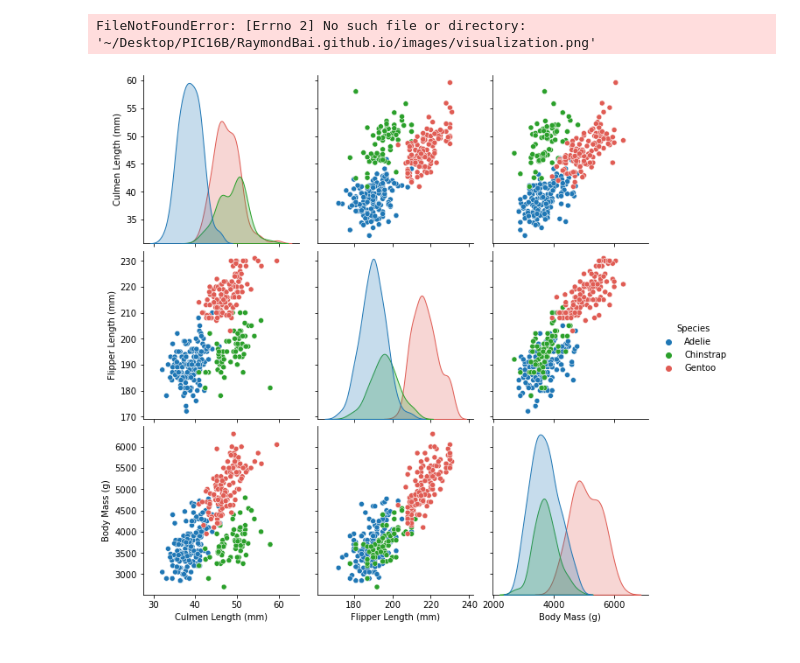
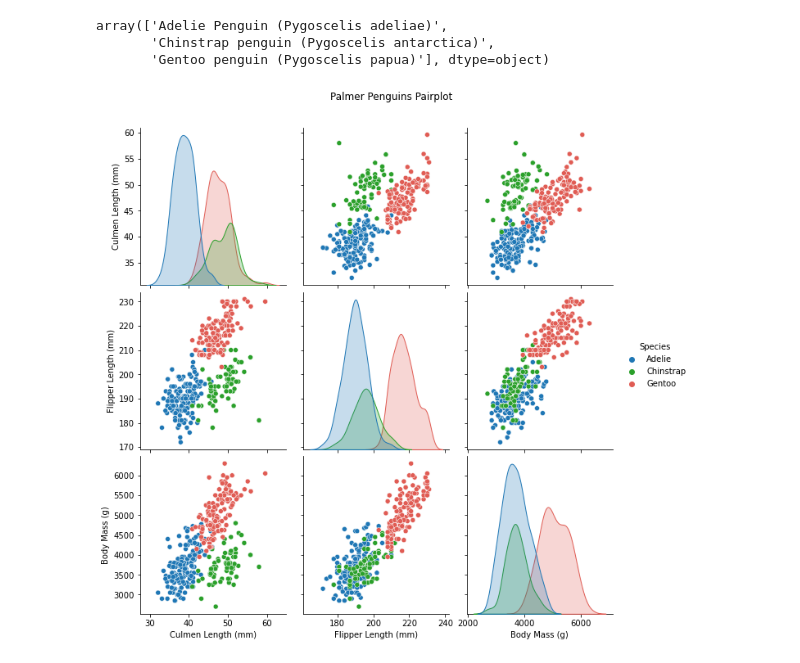
Before and after one commit to RaymondBai/RaymondBai.github.io, a Jupyter notebook: ipynb notebooks/visualization_tutorial.ipynb, the cells around one changed output. Cells and saved outputs as stored; diff of their text form; code cells hidden in the pictures.

Commit message:
Final Commit
Updated post (explanations and code chunk). Updated pairplot visualization. Changed favicon to letter R

```diff
--- a/ipynb notebooks/visualization_tutorial.ipynb
+++ b/ipynb notebooks/visualization_tutorial.ipynb
@@ -6,18 +6,24 @@ import seaborn as sns
 # Getting the Palmer Penguins data set
 url = "https://raw.githubusercontent.com/PhilChodrow/PIC16B/master/datasets/palmer_penguins.csv"
 penguins = pd.read_csv(url)
+# %%
+penguins.Species.unique()
+# %% [output]
+array(['Adelie Penguin (Pygoscelis adeliae)',
+       'Chinstrap penguin (Pygoscelis antarctica)',
+       'Gentoo penguin (Pygoscelis papua)'], dtype=object)
 # %%
 # Shorten the penguins' names
 penguins["Species"] = penguins["Species"].str.split().str[0]
 # %%
 # Plotting interaction
 cols = ['Culmen Length (mm)', 'Flipper Length (mm)', 'Body Mass (g)', "Species"]
 plot = sns.pairplot(penguins[cols], hue = "Species", height = 3,
                     palette = {"Adelie":"#1f77b5",
                                "Chinstrap":"#2ba02b",
                                "Gentoo":"#e05c54"}
                    )
+plot.fig.suptitle("Palmer Penguins Pairplot", y = 1.05)
 plot.savefig("visualization.png")
 # %% [output]
-FileNotFoundError: [Errno 2] No such file or directory: '~/Desktop/PIC16B/RaymondBai.github.io/images/visualization.png'
-[figure, old version]
+[figure, new version]
```
Also changed, not shown: 3 other files.
